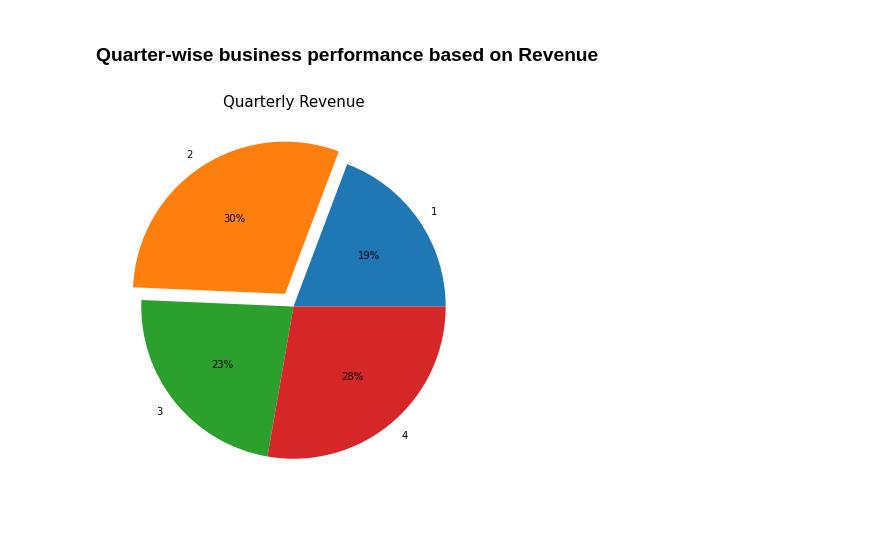
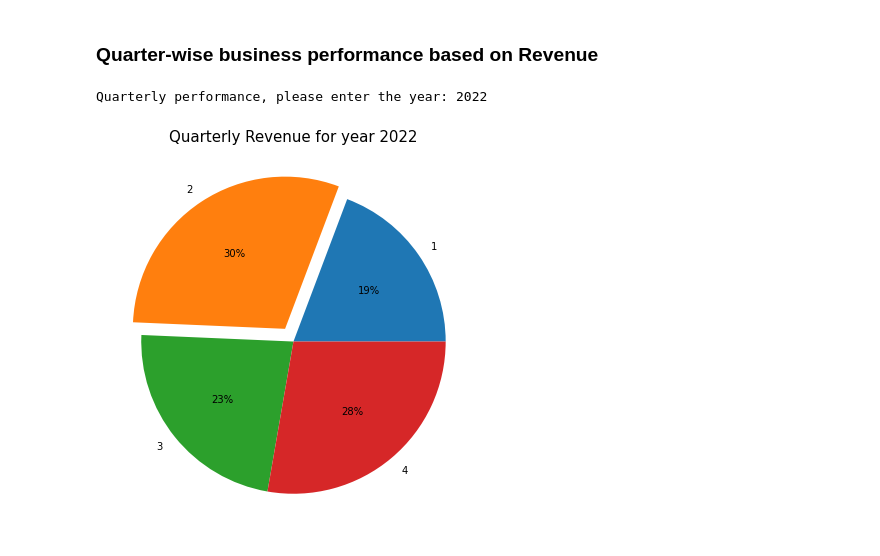
Before and after one commit to ranil28/SuperMarketManagementSystem, a Jupyter notebook: Python implementation/Supermarket_jupyter_bishal.ipynb, the cells around one changed output. Drawn from its saved outputs; the diff is of its cells as text; code cells hidden in the pictures.

```diff
--- a/Python implementation/Supermarket_jupyter_bishal.ipynb
+++ b/Python implementation/Supermarket_jupyter_bishal.ipynb
@@ -18,13 +19,18 @@ import warnings
 warnings.filterwarnings('ignore')
+# %%
+# for text bold
+b_s = "\033[1m" # to start bold characters
+b_e = "\033[0;0m" # to end bold characters
 # %%
+# establishing the connection
 try:
         conn = connect(
             host='localhost',
             user='root',
-            password=getpass('Enter password'),
+            password=getpass(b_s+'Enter password'+b_e),
             database='kwikmart'
         );
-        print("Welcome to Kwik Mart!!")
+        display(Image(filename='Kwik Mart banner.png'))
 except Error as e:
         print(e)
 # %% [output]
@@ -174,11 +189,13 @@ def revenueInEachQuarter(conn, year):
 
     plt.figure(figsize=(7, 7))
     plt.pie(df.net_revenue, labels = df.quarter,autopct='%.0f%%', explode = myexplode)
-    plt.title('Quarterly Revenue',pad=10,fontsize=15)
+    plt.title(f'Quarterly Revenue for year {year}',pad=10,fontsize=15)
 
     plt.show()
 # %%
 # pie-chart to visulize quarterly performance
-revenueInEachQuarter(conn,'2022')
+qtr_year = input(b_s+"Quarterly performance, please enter the year: "+b_e)
+revenueInEachQuarter(conn,qtr_year)
 # %% [output]
+Quarterly performance, please enter the year: 2022
-[figure, old version]
+[figure, new version]
```
Also changed, not shown: parts of 18 cells of this notebook, 3 other files.
